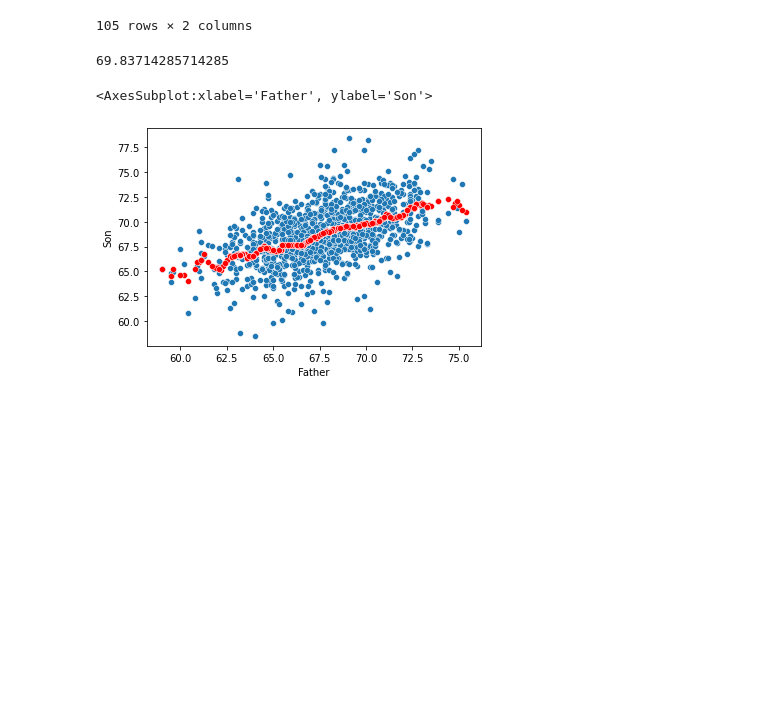
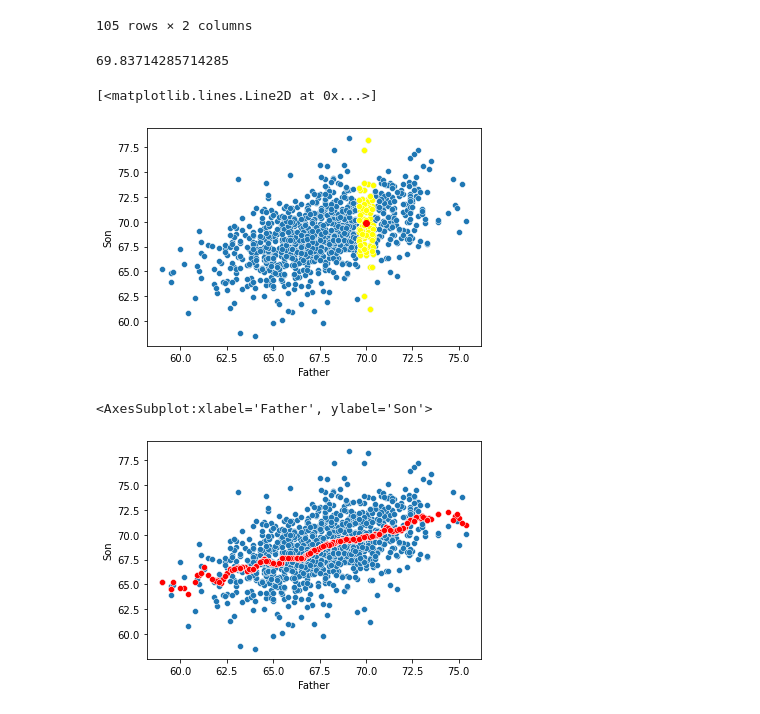
Before and after one commit to stanford-mse-125/demos, a Jupyter notebook: regression.ipynb, the cells around one changed output. Saved outputs shown, nothing was run; the diff lists cells and outputs as text; code cells hidden in the pictures; blank space fills up the shorter version.

```diff
--- a/regression.ipynb
+++ b/regression.ipynb
@@ -60,6 +60,18 @@ similar_fathers
 similar_fathers['Son'].mean()
 # %% [output]
 69.83714285714285
+# %%
+# draw a picture of the procedure:
+# plot a scatterplot of fathers' vs sons' heights, and highlight in yellow those points with fathers' heights that are within .5 of 70 in
+# plot the average son's height among those fathers' heights
+# plot the predicted son's height for a father of 70
+sns.scatterplot(x='Father', y='Son', data=df)
+sns.scatterplot(x='Father', y='Son', data=similar_fathers, color='yellow')
+# draw a red dot at the predicted son's height for a father of 70
+plt.plot(new_father, similar_fathers['Son'].mean(), 'ro')
+# %% [output]
+[<matplotlib.lines.Line2D at 0x...>]
+[figure, added]
 # %%
 # let's write a function to do this prediction
 def predict_son_height(father_height):
```
Also changed, not shown: parts of 1 cell of this notebook, 2 other files.
